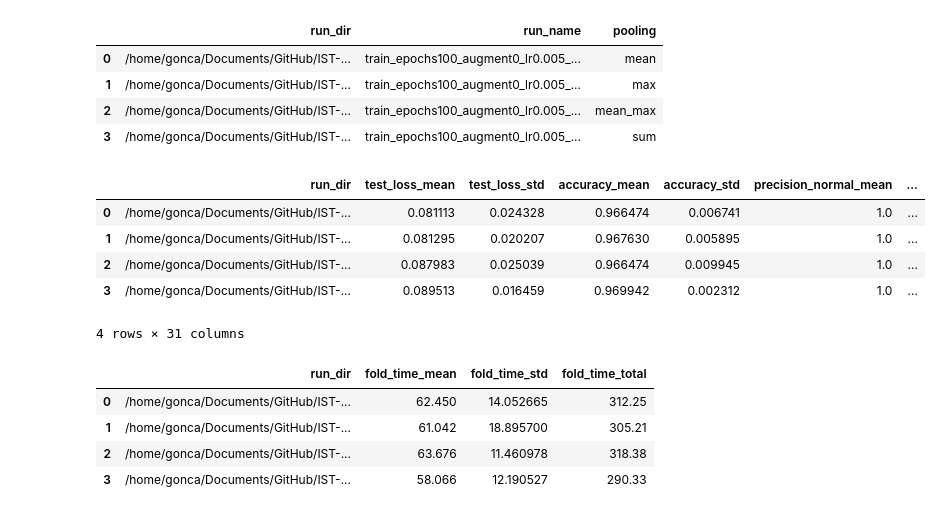
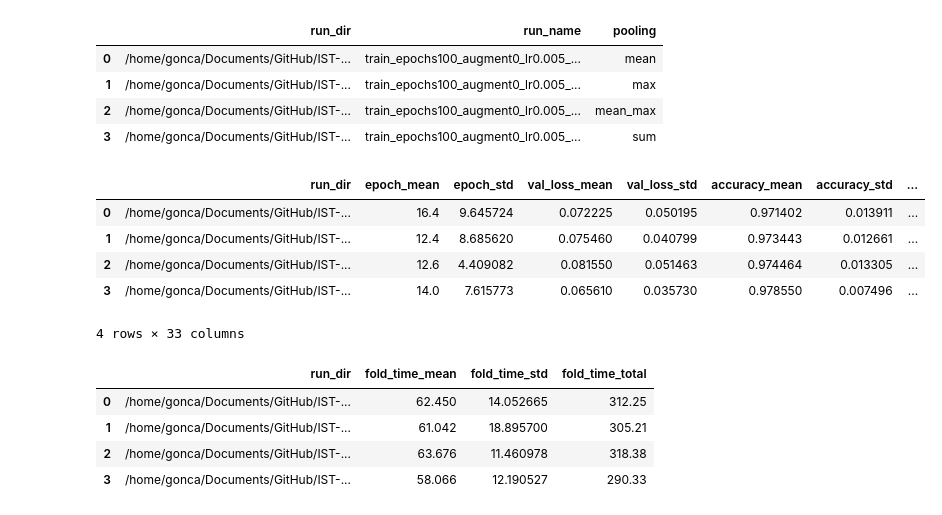
Before and after one commit to BridgeSentry/BridgeSentry, a Jupyter notebook: notebooks/tuning_pooling20260810.ipynb, the cells around one changed output. Cells and saved outputs as stored; diff of their text form; code cells hidden in the pictures.

Commit message:
fix: use validation metrics for tuning pooling evaluation

```diff
--- a/notebooks/tuning_pooling20260810.ipynb
+++ b/notebooks/tuning_pooling20260810.ipynb
@@ -200,33 +200,33 @@ configs_df
 | 2 | /home/gonca/Documents/GitHub/IST-... | train_epochs100_augment0_lr0.005_... | mean_max |
 | 3 | /home/gonca/Documents/GitHub/IST-... | train_epochs100_augment0_lr0.005_... | sum |
 # %%
-def load_test_metrics(run_dir: Path) -> dict:
-    df = pd.read_csv(run_dir / "test_metrics.csv")
+def load_val_metrics(run_dir: Path) -> dict:
+    df = pd.read_csv(run_dir / "val_best_metrics.csv")
     metric_cols = [c for c in df.columns if c != "fold"]
 
     result = {"run_dir": run_dir}
     for col in metric_cols:
         result[f"{col}_mean"] = df[col].mean()
         result[f"{col}_std"] = df[col].std(ddof=0)
 
     result["precision_macro_mean"] = ((df["precision_normal"] + df["precision_anomaly"]) / 2).mean()
     result["precision_macro_std"] = ((df["precision_normal"] + df["precision_anomaly"]) / 2).std(ddof=0)
     result["recall_macro_mean"] = ((df["recall_normal"] + df["recall_anomaly"]) / 2).mean()
     result["recall_macro_std"] = ((df["recall_normal"] + df["recall_anomaly"]) / 2).std(ddof=0)
     result["f1_macro_mean"] = ((df["f1_normal"] + df["f1_anomaly"]) / 2).mean()
     result["f1_macro_std"] = ((df["f1_normal"] + df["f1_anomaly"]) / 2).std(ddof=0)
     return result
 
-metrics = [load_test_metrics(p) for p in run_dirs]
+metrics = [load_val_metrics(p) for p in run_dirs]
 metrics_df = pd.DataFrame(metrics)
 metrics_df
 # %% [output]
-|  | run_dir | test_loss_mean | test_loss_std | accuracy_mean | accuracy_std | precision_normal_mean | ... |
-| 0 | /home/gonca/Documents/GitHub/IST-... | 0.081113 | 0.024328 | 0.966474 | 0.006741 | 1.0 | ... |
-| 1 | /home/gonca/Documents/GitHub/IST-... | 0.081295 | 0.020207 | 0.967630 | 0.005895 | 1.0 | ... |
-| 2 | /home/gonca/Documents/GitHub/IST-... | 0.087983 | 0.025039 | 0.966474 | 0.009945 | 1.0 | ... |
-| 3 | /home/gonca/Documents/GitHub/IST-... | 0.089513 | 0.016459 | 0.969942 | 0.002312 | 1.0 | ... |
+|  | run_dir | epoch_mean | epoch_std | val_loss_mean | val_loss_std | accuracy_mean | accuracy_std | ... |
+| 0 | /home/gonca/Documents/GitHub/IST-... | 16.4 | 9.645724 | 0.072225 | 0.050195 | 0.971402 | 0.013911 | ... |
+| 1 | /home/gonca/Documents/GitHub/IST-... | 12.4 | 8.685620 | 0.075460 | 0.040799 | 0.973443 | 0.012661 | ... |
+| 2 | /home/gonca/Documents/GitHub/IST-... | 12.6 | 4.409082 | 0.081550 | 0.051463 | 0.974464 | 0.013305 | ... |
+| 3 | /home/gonca/Documents/GitHub/IST-... | 14.0 | 7.615773 | 0.065610 | 0.035730 | 0.978550 | 0.007496 | ... |
-4 rows × 31 columns
+4 rows × 33 columns
 # %%
 def load_fold_durations(run_dir: Path) -> dict:
     df = pd.read_csv(run_dir / "fold_durations.csv")
```
Also changed, not shown: parts of 11 cells of this notebook.
